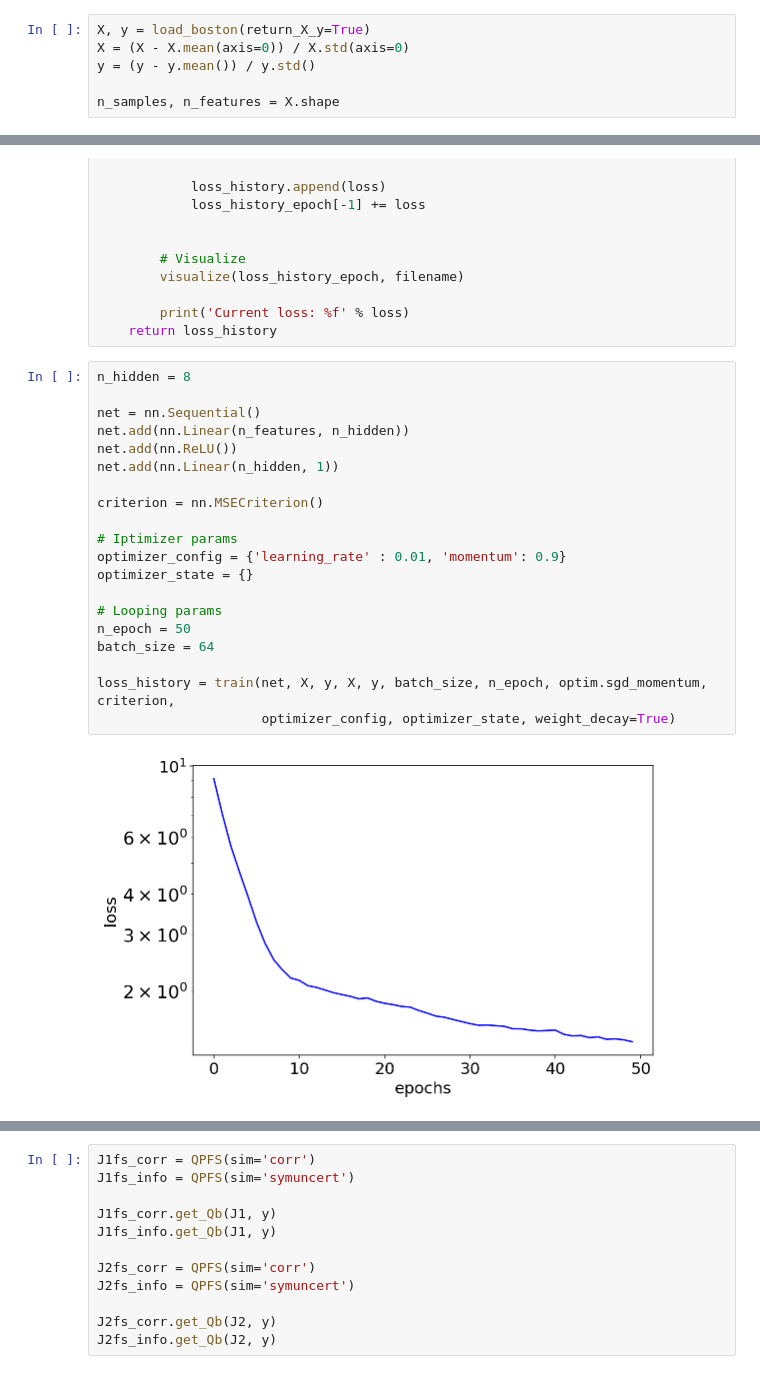
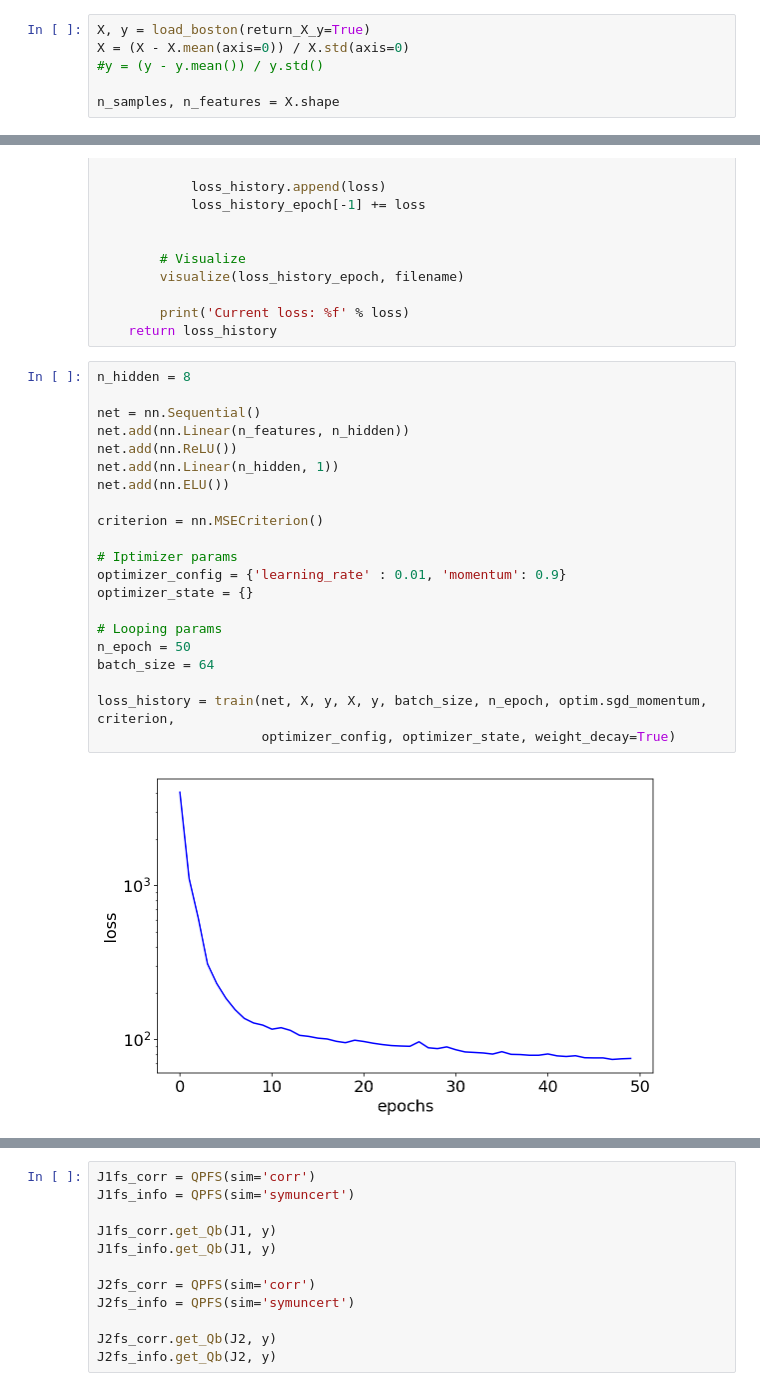
Before and after one commit to Intelligent-Systems-Phystech/2018-Isachenko-QPFSNewton, a Jupyter notebook: code/NNQPFS_v1.ipynb, the cells around one changed output, grey strips where cells are left out. Cells and saved outputs as stored; diff of their text form.

```diff
--- a/code/NNQPFS_v1.ipynb
+++ b/code/NNQPFS_v1.ipynb
@@ -20,7 +20,7 @@ plt.rcParams['axes.labelsize'] = 20
 # %%
 X, y = load_boston(return_X_y=True)
 X = (X - X.mean(axis=0)) / X.std(axis=0)
-y = (y - y.mean()) / y.std()
+#y = (y - y.mean()) / y.std()
 
 n_samples, n_features = X.shape
 # %%
@@ -146,22 +146,23 @@ def train(net, X_train, y_train, X_test, y_test, batch_size, n_epoch, optimizer_
 # %%
 n_hidden = 8
 
 net = nn.Sequential()
 net.add(nn.Linear(n_features, n_hidden))
 net.add(nn.ReLU())
 net.add(nn.Linear(n_hidden, 1))
+net.add(nn.ELU())
 
 criterion = nn.MSECriterion()
 
 # Iptimizer params
 optimizer_config = {'learning_rate' : 0.01, 'momentum': 0.9}
 optimizer_state = {}
 
 # Looping params
 n_epoch = 50
 batch_size = 64
 
 loss_history = train(net, X, y, X, y, batch_size, n_epoch, optim.sgd_momentum, criterion,
                      optimizer_config, optimizer_state, weight_decay=True)
 # %% [output]
-[figure, old version]
+[figure, new version]
```
Also changed, not shown: parts of 18 cells of this notebook, 6 other files.
